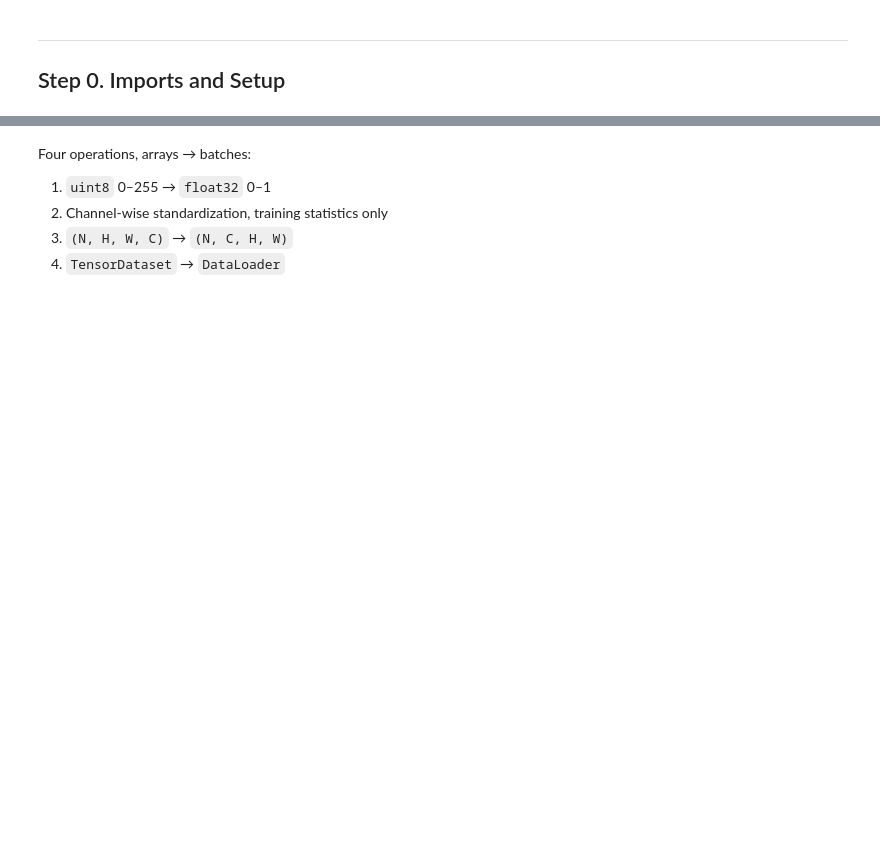
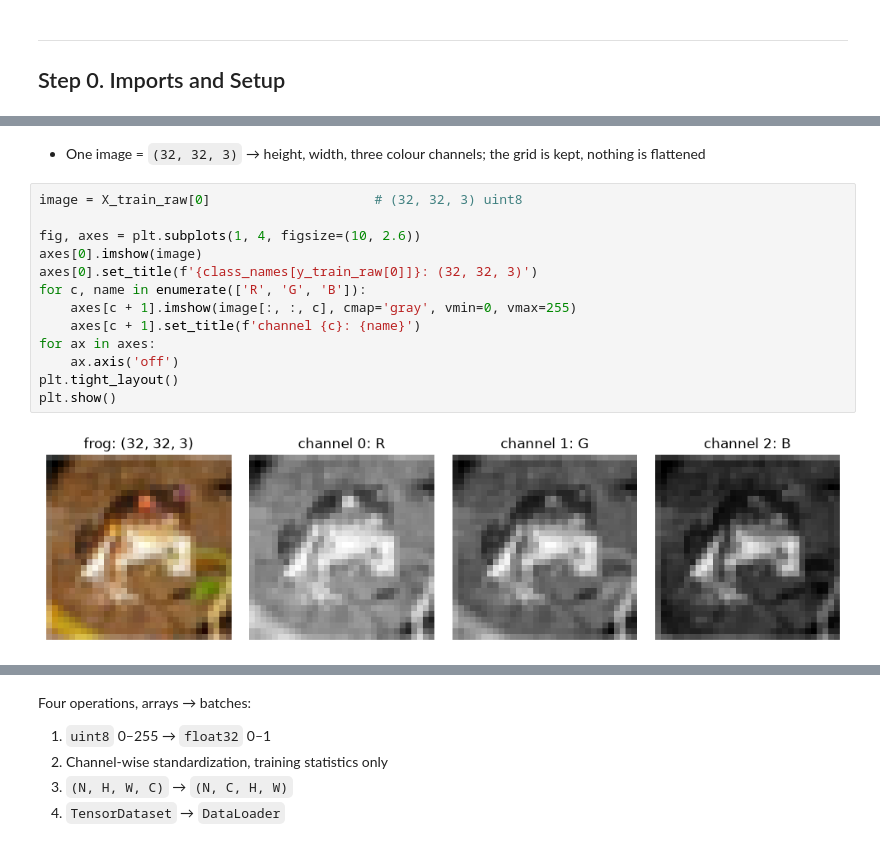
Before and after one commit to jongmoonha/Ajou_ME_AI_Undergraduate, a Jupyter notebook: Practice08_Dataloader_for_Image.ipynb, the cells around one changed output, grey strips where cells are left out. Drawn from its saved outputs; the diff is of its cells as text; blank space fills up the shorter version.

```diff
--- a/Practice08_Dataloader_for_Image.ipynb
+++ b/Practice08_Dataloader_for_Image.ipynb
@@ -79,3 +74,20 @@ train images: (50000, 32, 32, 3), dtype uint8
 val   images: (10000, 32, 32, 3)
 classes: ['airplane', 'automobile', 'bird', 'cat', 'deer', 'dog', 'frog', 'horse', 'ship', 'truck']
 [figure]
+# %% [markdown]
+- One image = `(32, 32, 3)` → height, width, three colour channels; the grid is kept, nothing is flattened
+# %%
+image = X_train_raw[0]                     # (32, 32, 3) uint8
+
+fig, axes = plt.subplots(1, 4, figsize=(10, 2.6))
+axes[0].imshow(image)
+axes[0].set_title(f'{class_names[y_train_raw[0]]}: (32, 32, 3)')
+for c, name in enumerate(['R', 'G', 'B']):
+    axes[c + 1].imshow(image[:, :, c], cmap='gray', vmin=0, vmax=255)
+    axes[c + 1].set_title(f'channel {c}: {name}')
+for ax in axes:
+    ax.axis('off')
+plt.tight_layout()
+plt.show()
+# %% [output]
+[figure, added]
```
Also changed, not shown: parts of 20 cells of this notebook.
